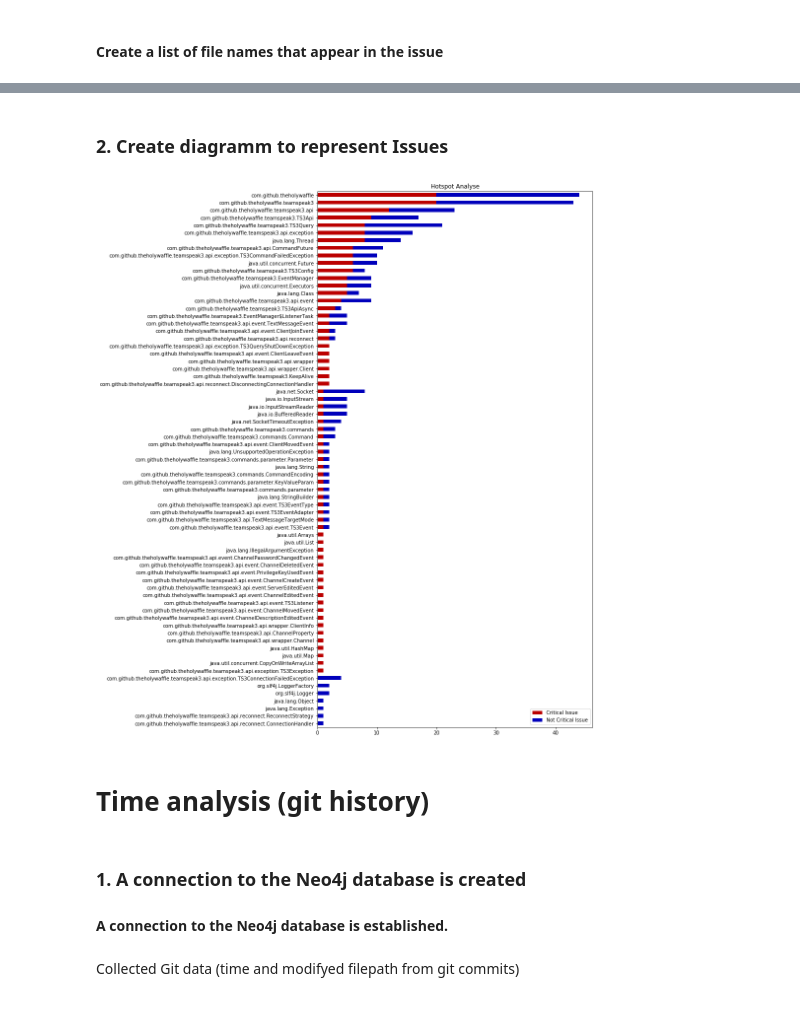
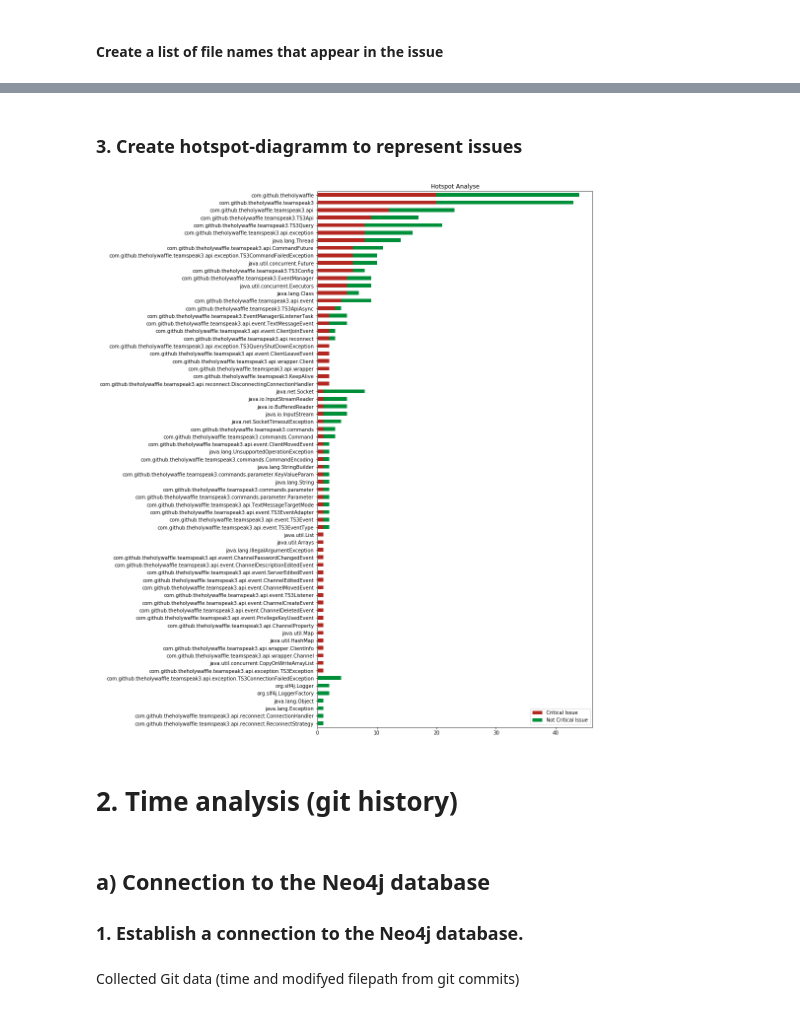
Before and after one commit to softvis-research/issue-analysis, a Jupyter notebook: components_analyse.ipynb, the cells around one changed output, grey strips where cells are left out. Saved outputs shown, nothing was run; the diff lists cells and outputs as text; code cells hidden in the pictures.

```diff
--- a/components_analyse.ipynb
+++ b/components_analyse.ipynb
@@ -310,23 +295,23 @@ df_diagram=pd.concat([bug, no_critical], axis=1)
 # %% [markdown]
-### 2. Create diagramm to represent Issues
+### 3. Create hotspot-diagramm to represent issues
 # %%
 %matplotlib inline
 
 df_diagram.sort_values(by=["Critical Issue","Not Critical Issue"],inplace=True)
 
 
 
 
-ax=df_diagram.plot(kind='barh',stacked=True,figsize=(10,20),title="Hotspot Analyse",color=['#BB0000', '#0000BB'])
+ax=df_diagram.plot(kind='barh',stacked=True,figsize=(10,20),title="Hotspot Analyse",color=['#b32821', '#008f39'])
 # %% [output]
-[figure, old version]
+[figure, new version]
 # %% [markdown]
 
-# Time analysis (git history)
+# 2. Time analysis (git history)
-# %% [markdown]
-### 1. A connection to the Neo4j database is created
-
-#### A connection to the Neo4j database is established.
+# %% [markdown]
+## a) Connection to the Neo4j database
+
+### 1. Establish a connection to the Neo4j database.
 # %%
 import pandas as pd
 query ="MATCH (n:Commit)Where Exists(n.date) RETURN n.date as Time , 1"
```
Also changed, not shown: parts of 28 cells of this notebook, 4 other files.
